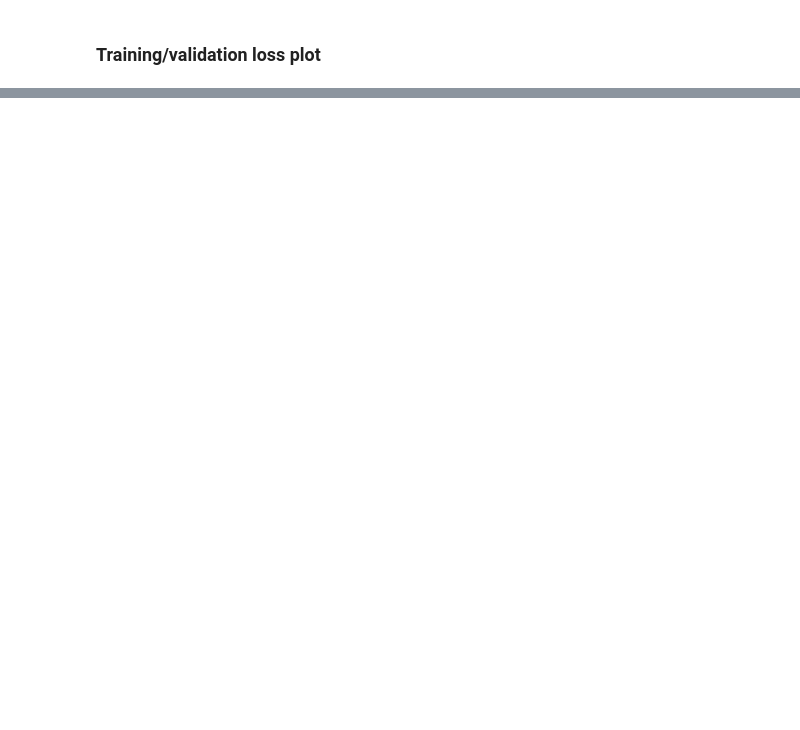
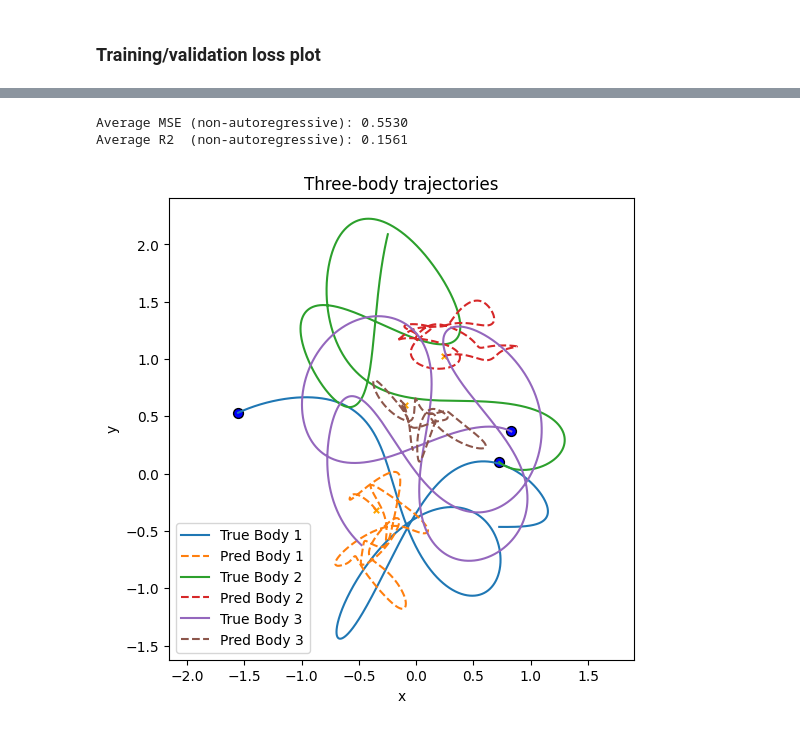
Before and after one commit to WoutTeillers/Advances_machine_learning, a Jupyter notebook: stateful_notebook.ipynb, the cells around one changed output, grey strips where cells are left out. Cells and saved outputs as stored; diff of their text form; code cells hidden in the pictures; blank space fills up the shorter version.

```diff
--- a/stateful_notebook.ipynb
+++ b/stateful_notebook.ipynb
@@ -127,10 +218,16 @@ plot_trajectories(true_np, output_np)
-# %%
-plt.figure(figsize=(12,5))
-for i in range(12):
-    plt.plot(output_np[:, i], alpha=0.6, label=f"Feature {i+1}")
-    plt.fill_between(range(len(output_np)), output_np[:, i], alpha=0.1)
-plt.title("Predicted Feature Distribution")
-plt.xlabel("Timestep")
-plt.ylabel("Feature value")
-plt.legend()
-plt.show()
+# %%
+initialization_steps = 1000
+steps = 5000
+pred_steps = steps - initialization_steps
+hidden_size = 1024  # must match the checkpoint you're loading
+
+model = LSTM(
+    input_size=12,
+    hidden_size=hidden_size,
+    output_size=12,
+    initializer_method='xavier'
+).to(device)
+
+model.load_state_dict(torch.load(f"stateful_models/lstm_stateful_h{hidden_size}.pt"))
+model.eval()
+model = model.float()
@@ -136,0 +272,16 @@ plt.show()
+# %%
+import torch.nn as nn
+
+criterion = nn.MSELoss()
+
+test_preds = validate_test_data(model, X_test.numpy(), y_test.numpy(), criterion, device=device)
+
+# invert scaling
+test_preds_scaled = scaler.inverse_transform(test_preds)
+y_test_scaled = scaler.inverse_transform(y_test.numpy())
+
+plot_trajectories(y_test_scaled, test_preds_scaled)
+# %% [output]
+Average MSE (non-autoregressive): 0.5530
+Average R2  (non-autoregressive): 0.1561
+[figure, added]
```
Also changed, not shown: parts of 15 cells of this notebook, 9 other files.
